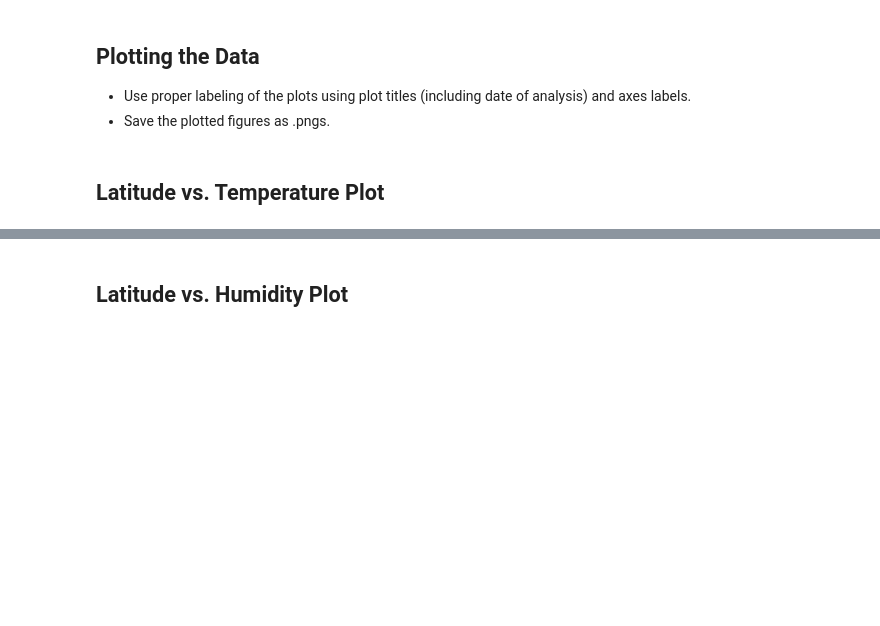
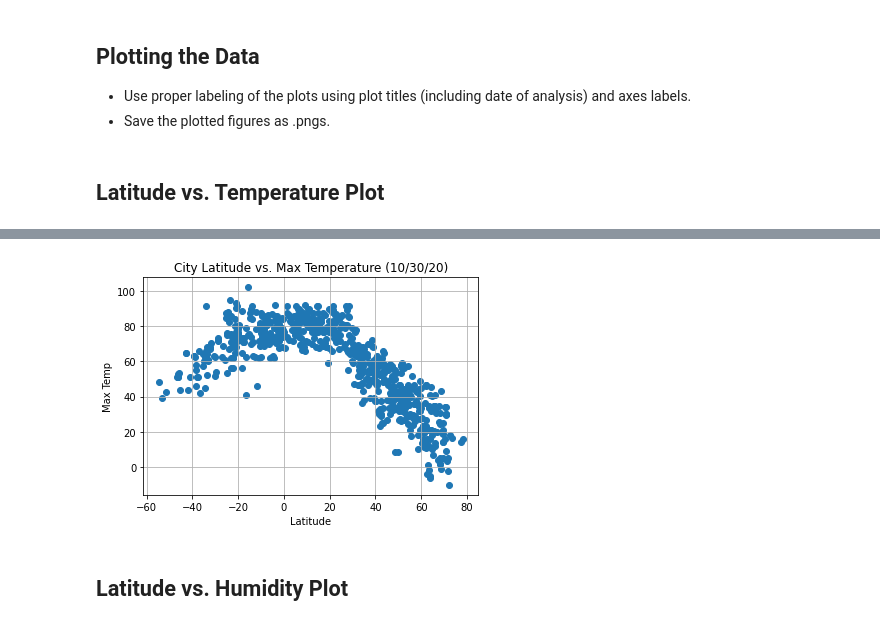
Before and after one commit to abgarberpaul/Weather-API, a Jupyter notebook: WeatherPy.ipynb, the cells around one changed output, grey strips where cells are left out. Saved outputs shown, nothing was run; the diff lists cells and outputs as text; code cells hidden in the pictures; blank space fills up the shorter version.

```diff
--- a/WeatherPy.ipynb
+++ b/WeatherPy.ipynb
@@ -33,8 +36,8 @@ lat_lngs = []
 cities = []
 
 # Create a set of random lat and lng combinations
-lats = np.random.uniform(lat_range[0], lat_range[1], size=1500)
-lngs = np.random.uniform(lng_range[0], lng_range[1], size=1500)
+lats = np.random.uniform(lat_range[0], lat_range[1], size=2000)
+lngs = np.random.uniform(lng_range[0], lng_range[1], size=2000)
 lat_lngs = zip(lats, lngs)
 
 # Identify nearest city for each lat, lng combination
@@ -123,0 +168,14 @@ print(geo_data)
+# %%
+#put the data into a data frame:
+
+response_df = pd.DataFrame({
+        'City': cities_2,
+        'Lat': lat,
+        'Lon': lon,
+        'Max Temp': max_temp,
+        'Humidity': humid,
+        'Cloudiness': cloud,
+        'Wind Speed': wind_spd,
+        'Country': country,
+        'Date': dt,
+})
@@ -184,0 +238,13 @@ Int64Index([], dtype='int64')
+# %%
+# LAT v TEMP
+
+x_values = response_df['Lat']
+y_values = response_df['Max Temp']
+plt.scatter(x_values,y_values)
+plt.ylabel('Max Temp')
+plt.xlabel('Latitude')
+plt.title('City Latitude vs. Max Temperature (10/30/20)')
+plt.grid(True, linestyle='-')
+plt.show()
+# %% [output]
+[figure, added]
```
Also changed, not shown: parts of 53 cells of this notebook.
